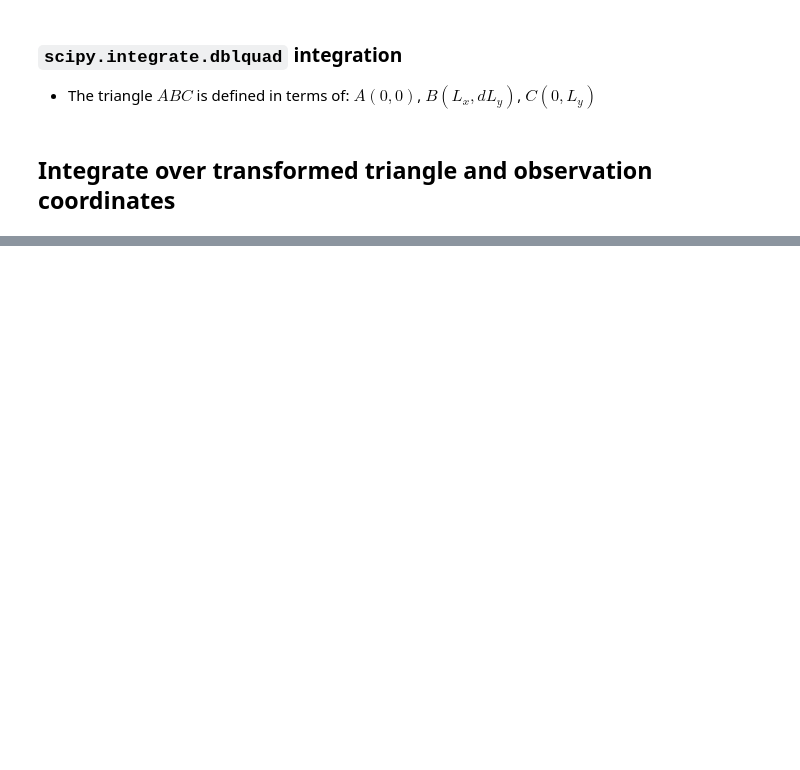
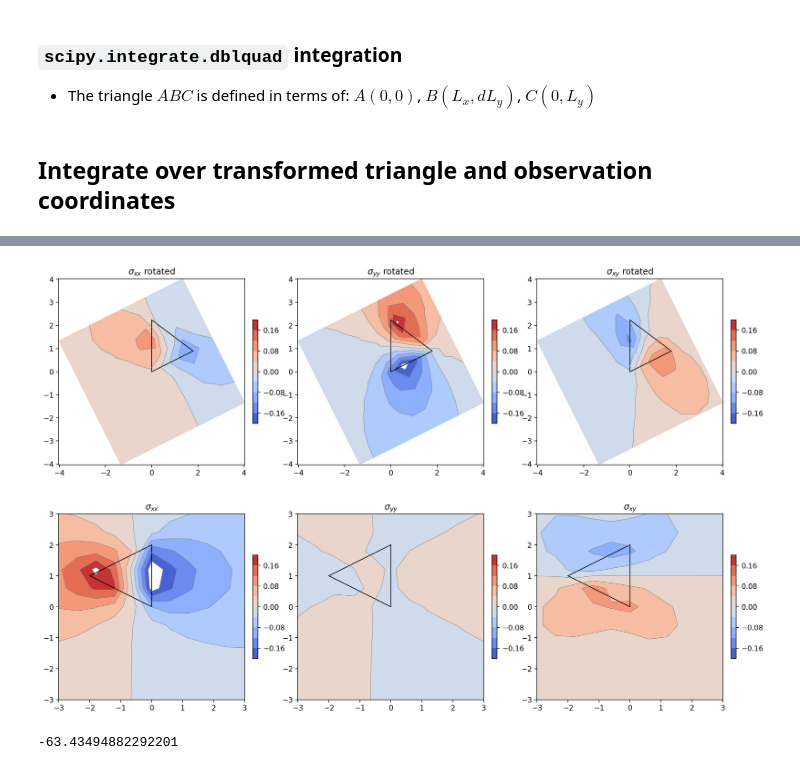
Before and after one commit to mallickrishg/bemcs, a Jupyter notebook: point_source/kelvin_point_source_triangle_rotations.ipynb, the cells around one changed output, grey strips where cells are left out. Cells and saved outputs as stored; diff of their text form; code cells hidden in the pictures; blank space fills up the shorter version.

```diff
--- a/point_source/kelvin_point_source_triangle_rotations.ipynb
+++ b/point_source/kelvin_point_source_triangle_rotations.ipynb
@@ -255,0 +272,71 @@ plt.show()
+# %%
+# rotate back to original coordinates
+sxx, syy, sxy = rotate_stresses(triangle, sxx_dblquad, syy_dblquad, sxy_dblquad)
+
+x_grid_transformed = obs_x_transformed.reshape(n_obs, n_obs)
+y_grid_transformed = obs_y_transformed.reshape(n_obs, n_obs)
+plt.figure(figsize=(17, 6))
+plt.subplot(1, 3, 1)
+plot_stresses(
+    x_grid_transformed,
+    y_grid_transformed,
+    np.reshape(sxx_dblquad, (n_obs, n_obs)),
+    triangle_transformed,
+    "$\sigma_{xx}$ rotated",
+)
+
+plt.subplot(1, 3, 2)
+plot_stresses(
+    x_grid_transformed,
+    y_grid_transformed,
+    np.reshape(syy_dblquad, (n_obs, n_obs)),
+    triangle_transformed,
+    "$\sigma_{yy}$ rotated",
+)
+
+plt.subplot(1, 3, 3)
+plot_stresses(
+    x_grid_transformed,
+    y_grid_transformed,
+    np.reshape(sxy_dblquad, (n_obs, n_obs)),
+    triangle_transformed,
+    "$\sigma_{xy}$ rotated",
+)
+plt.show()
+
+# Rotated back to original coordinates
+plt.figure(figsize=(17, 6))
+plt.subplot(1, 3, 1)
+plot_stresses(
+    x_grid,
+    y_grid,
+    np.reshape(sxx, (n_obs, n_obs)),
+    triangle,
+    "$\sigma_{xx}$",
+)
+
+plt.subplot(1, 3, 2)
+plot_stresses(
+    x_grid,
+    y_grid,
+    np.reshape(syy, (n_obs, n_obs)),
+    triangle,
+    "$\sigma_{yy}$",
+)
+
+plt.subplot(1, 3, 3)
+plot_stresses(
+    x_grid,
+    y_grid,
+    np.reshape(sxy, (n_obs, n_obs)),
+    triangle,
+    "$\sigma_{xy}$",
+)
+plt.show()
+# %% [output]
+[figure, added]
+[figure, added]
+# %%
+fx_rot, fy_rot = rotate_vector(triangle, fx, fy)
+# %% [output]
+-63.43494882292201
```
Also changed, not shown: parts of 5 cells of this notebook.
